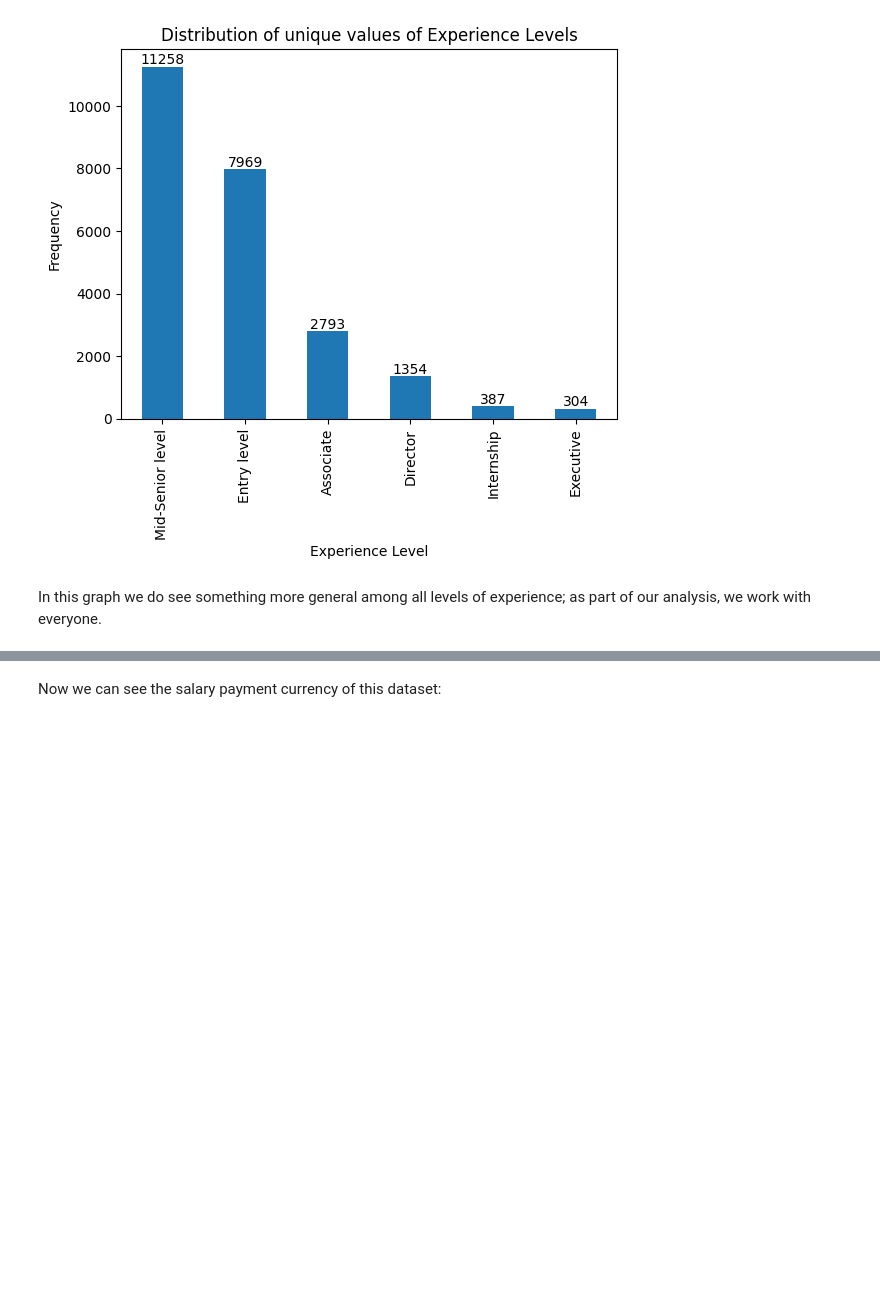
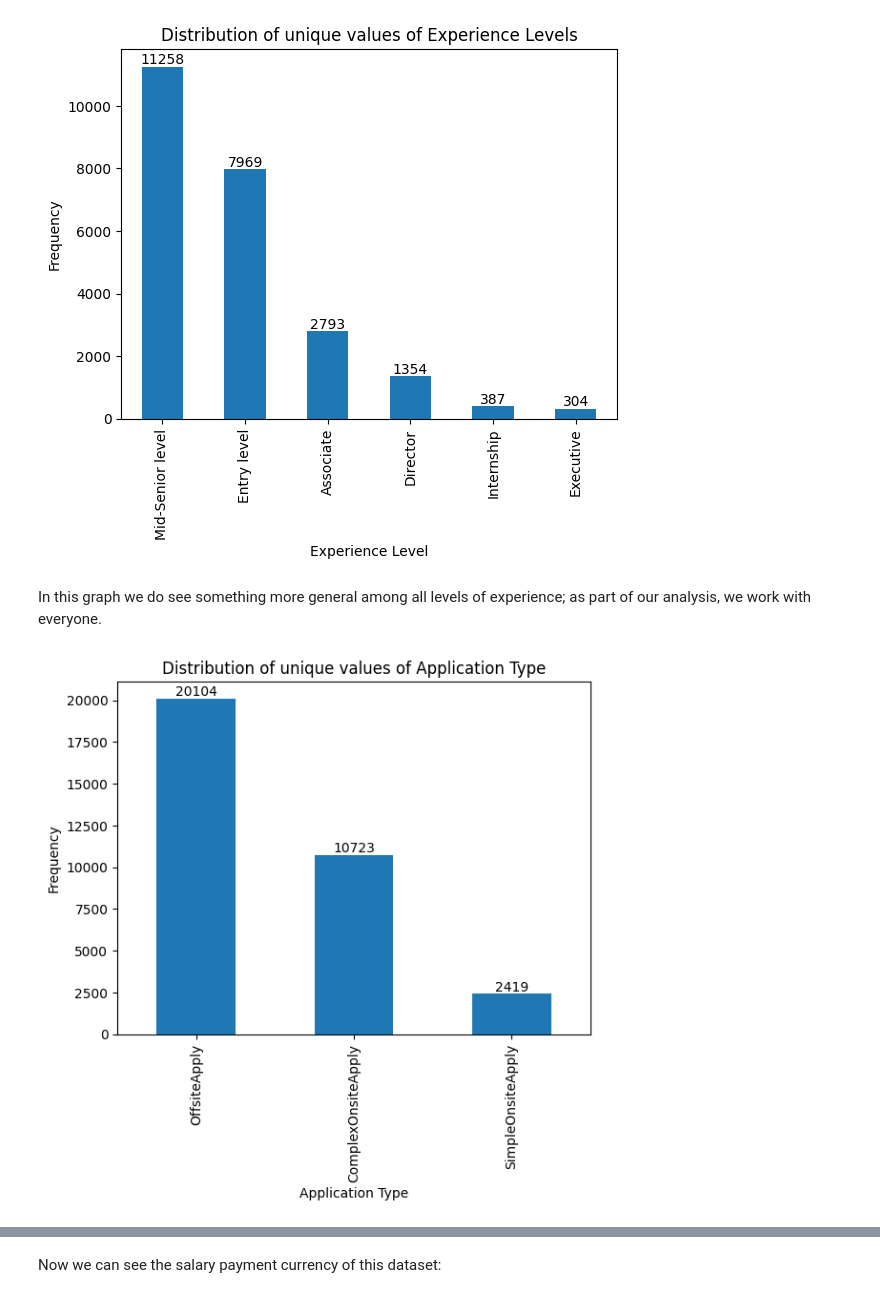
Before and after one commit to mdlangeles/Linkedin_Job_Postings_ETL, a Jupyter notebook: eda.ipynb, the cells around one changed output, grey strips where cells are left out. Saved outputs shown, nothing was run; the diff lists cells and outputs as text; code cells hidden in the pictures; blank space fills up the shorter version.

Commit message:
Graphics added to the EDA.

```diff
--- a/eda.ipynb
+++ b/eda.ipynb
@@ -424,3 +424,26 @@ plt.show()
 [figure]
 # %% [markdown]
 In this graph we do see something more general among all levels of experience; as part of our analysis, we work with everyone.
+# %%
+import matplotlib.pyplot as plt
+
+# Generate the count of unique values in the "formatted_experience_level" column
+experience_level_counts = data.application_type.value_counts()
+
+# Create the bar chart
+ax = experience_level_counts.plot(kind='bar')
+
+# Add labels with values on top of each bar
+for i in ax.patches:
+    ax.text(i.get_x() + i.get_width()/2, i.get_height(), \
+            str(round(i.get_height(), 2)), fontsize=10, ha='center', va='bottom')
+
+# Set the title and axis labels
+plt.title('Distribution of unique values of Application Type')
+plt.xlabel('Application Type')
+plt.ylabel('Frequency')
+
+# Show the plot
+plt.show()
+# %% [output]
+[figure, added]
```
Also changed, not shown: parts of 6 cells of this notebook.
